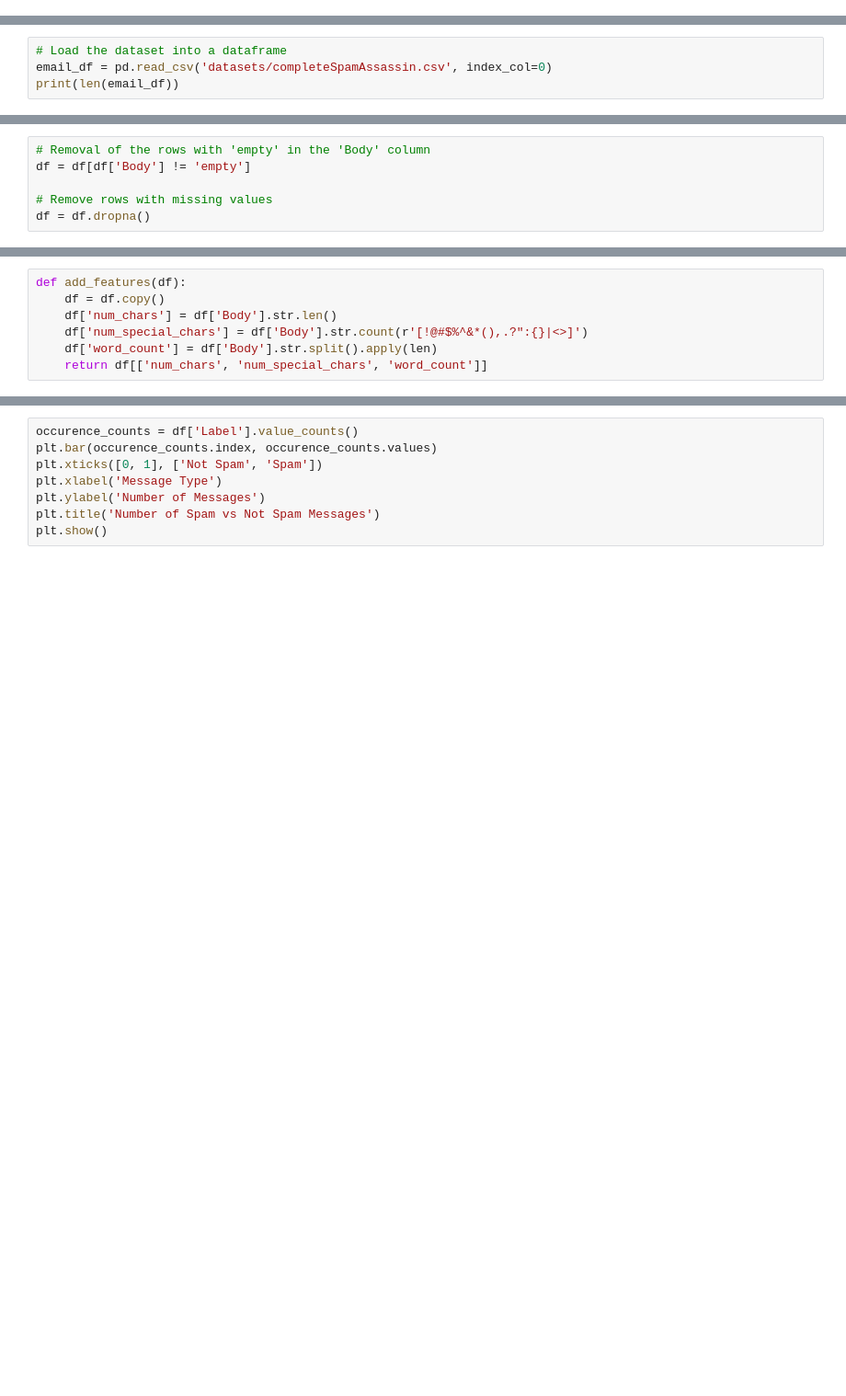
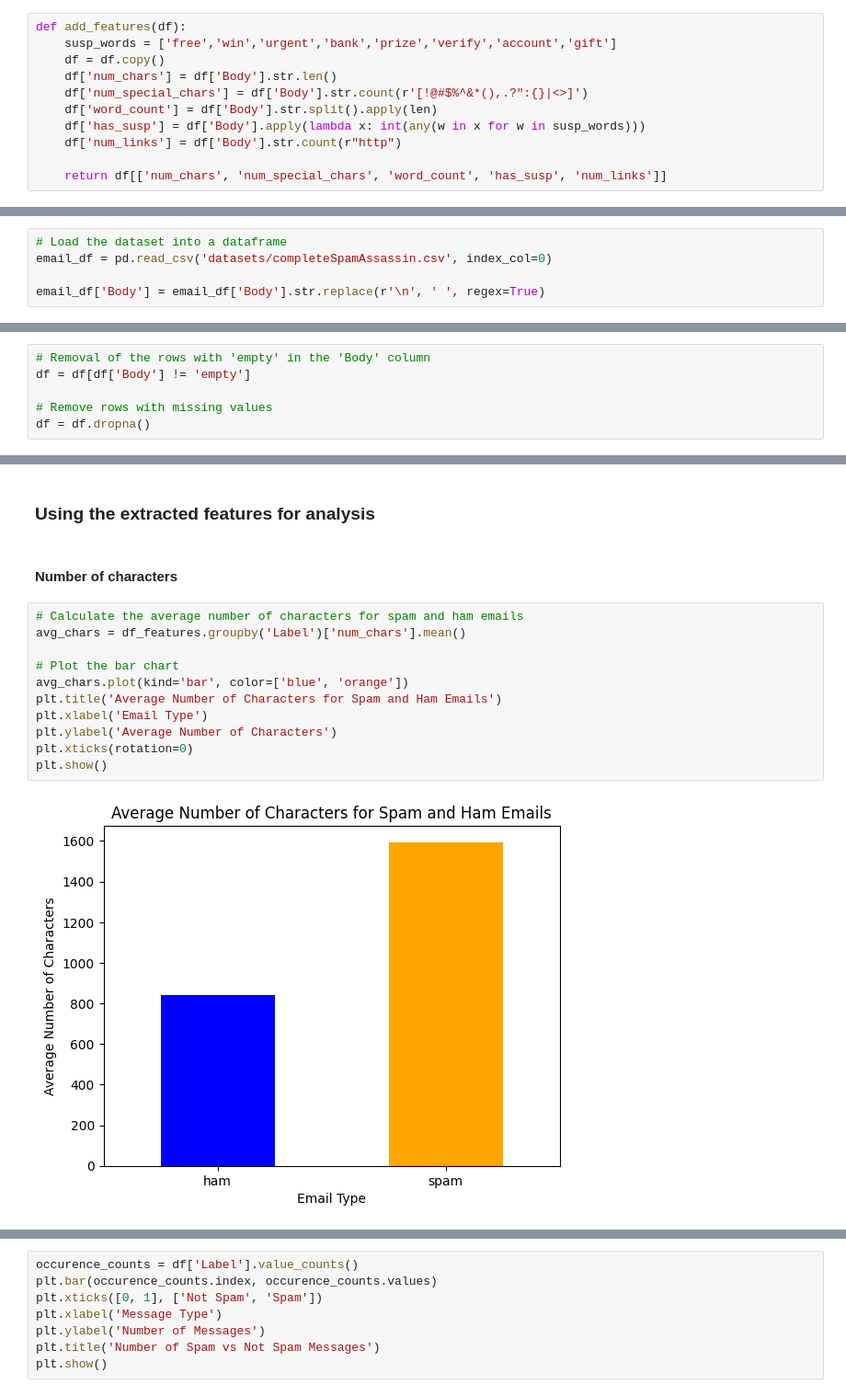
Before and after one commit to Marilyn09/COS30049, a Jupyter notebook: notebook.ipynb, the cells around one changed output, grey strips where cells are left out. Shown at 92% size. Saved outputs shown, nothing was run; the diff lists cells and outputs as text; blank space fills up the shorter version.

Commit message:
Re arranged code and added more visualisations for feature extraction

```diff
--- a/notebook.ipynb
+++ b/notebook.ipynb
@@ -17,0 +21,11 @@ from sklearn.cluster import KMeans
+# %%
+def add_features(df):
+    susp_words = ['free','win','urgent','bank','prize','verify','account','gift']
+    df = df.copy()
+    df['num_chars'] = df['Body'].str.len()
+    df['num_special_chars'] = df['Body'].str.count(r'[!@#$%^&*(),.?":{}|<>]')
+    df['word_count'] = df['Body'].str.split().apply(len)
+    df['has_susp'] = df['Body'].apply(lambda x: int(any(w in x for w in susp_words)))
+    df['num_links'] = df['Body'].str.count(r"http")
+
+    return df[['num_chars', 'num_special_chars', 'word_count', 'has_susp', 'num_links']]
@@ -22,5 +38,6 @@ from sklearn.cluster import KMeans
 # %%
 # Load the dataset into a dataframe
 email_df = pd.read_csv('datasets/completeSpamAssassin.csv', index_col=0)
-print(len(email_df))
+
+email_df['Body'] = email_df['Body'].str.replace(r'\n', ' ', regex=True)
 # %% [output]
@@ -66,7 +86,0 @@ df = df.dropna()
-# %%
-def add_features(df):
-    df = df.copy()
-    df['num_chars'] = df['Body'].str.len()
-    df['num_special_chars'] = df['Body'].str.count(r'[!@#$%^&*(),.?":{}|<>]')
-    df['word_count'] = df['Body'].str.split().apply(len)
-    return df[['num_chars', 'num_special_chars', 'word_count']]
@@ -87,0 +103,17 @@ print(df_features.head())
+# %% [markdown]
+### Using the extracted features for analysis
+# %% [markdown]
+#### Number of characters
+# %%
+# Calculate the average number of characters for spam and ham emails
+avg_chars = df_features.groupby('Label')['num_chars'].mean()
+
+# Plot the bar chart
+avg_chars.plot(kind='bar', color=['blue', 'orange'])
+plt.title('Average Number of Characters for Spam and Ham Emails')
+plt.xlabel('Email Type')
+plt.ylabel('Average Number of Characters')
+plt.xticks(rotation=0)
+plt.show()
+# %% [output]
+[figure, added]
```
Also changed, not shown: parts of 27 cells of this notebook.
